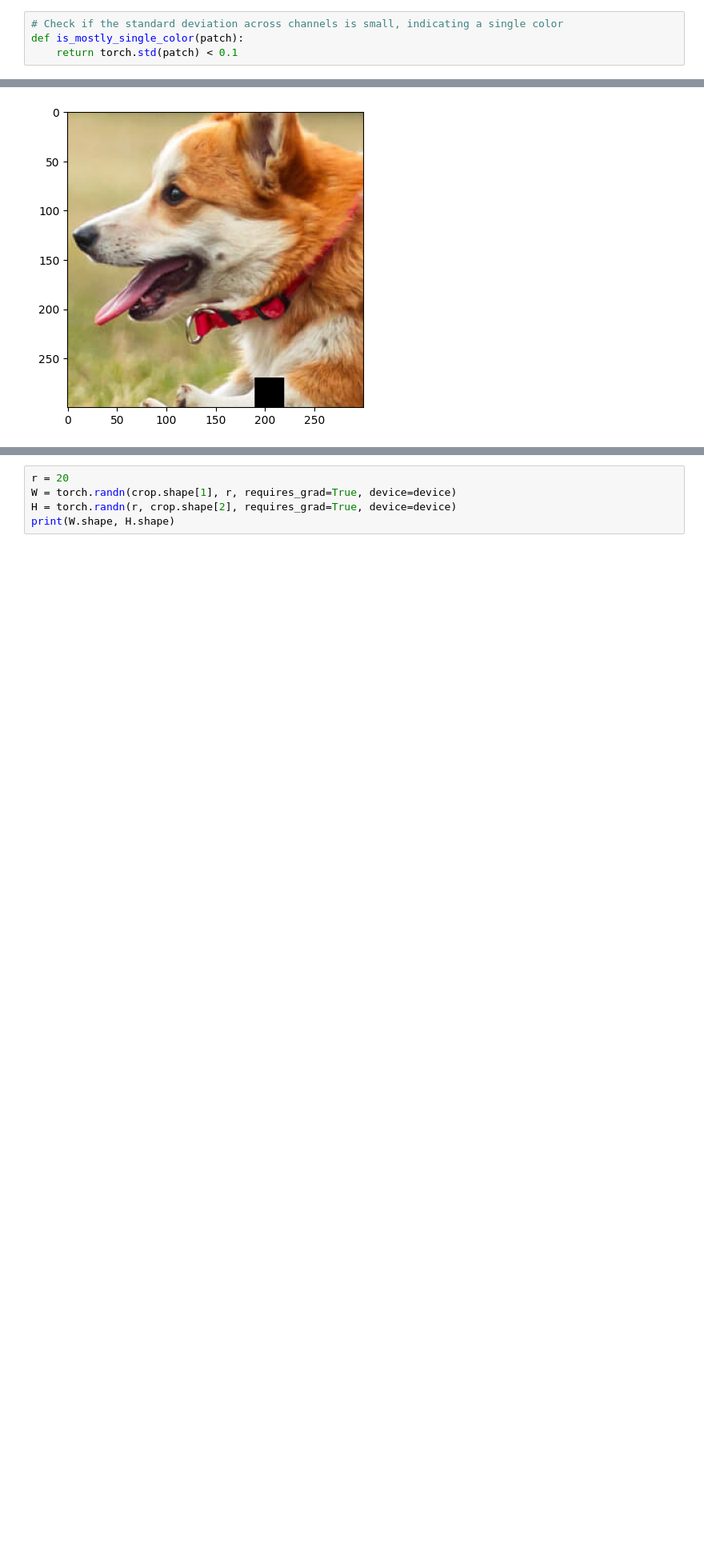
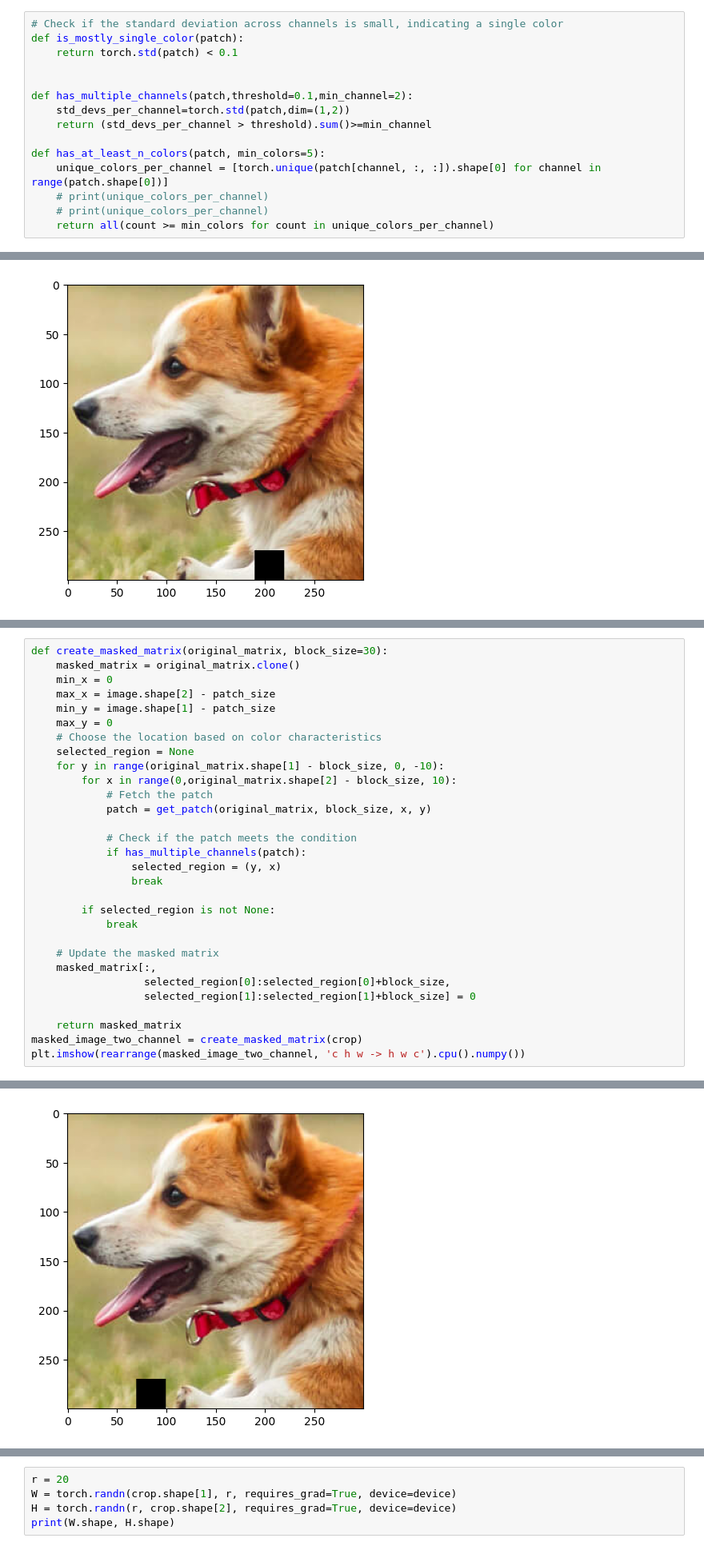
Before and after one commit to rishabh-mondal/ml_course_group, a Jupyter notebook: ASSIGNMENT_2/question_5.ipynb, the cells around one changed output, grey strips where cells are left out. Shown at 80% size. Drawn from its saved outputs; the diff is of its cells as text; blank space fills up the shorter version.

```diff
--- a/ASSIGNMENT_2/question_5.ipynb
+++ b/ASSIGNMENT_2/question_5.ipynb
@@ -79,6 +79,17 @@ def get_patch(image,patch_size,x_min,y_min):
 # Check if the standard deviation across channels is small, indicating a single color
 def is_mostly_single_color(patch):
     return torch.std(patch) < 0.1
+
+
+def has_multiple_channels(patch,threshold=0.1,min_channel=2):
+    std_devs_per_channel=torch.std(patch,dim=(1,2))
+    return (std_devs_per_channel > threshold).sum()>=min_channel
+
+def has_at_least_n_colors(patch, min_colors=5):
+    unique_colors_per_channel = [torch.unique(patch[channel, :, :]).shape[0] for channel in range(patch.shape[0])]
+    # print(unique_colors_per_channel)
+    # print(unique_colors_per_channel)
+    return all(count >= min_colors for count in unique_colors_per_channel)
 # %%
 image=crop
 image.shape
@@ -171,0 +147,31 @@ torch.Size([300, 10]) torch.Size([10, 300])
+# %%
+def create_masked_matrix(original_matrix, block_size=30):
+    masked_matrix = original_matrix.clone()
+    min_x = 0
+    max_x = image.shape[2] - patch_size
+    min_y = image.shape[1] - patch_size
+    max_y = 0
+    # Choose the location based on color characteristics
+    selected_region = None
+    for y in range(original_matrix.shape[1] - block_size, 0, -10):
+        for x in range(0,original_matrix.shape[2] - block_size, 10):
+            # Fetch the patch
+            patch = get_patch(original_matrix, block_size, x, y)
+
+            # Check if the patch meets the condition
+            if has_multiple_channels(patch):
+                selected_region = (y, x)
+                break
+
+        if selected_region is not None:
+            break
+
+    # Update the masked matrix
+    masked_matrix[:,
+                  selected_region[0]:selected_region[0]+block_size,
+                  selected_region[1]:selected_region[1]+block_size] = 0
+
+    return masked_matrix
+masked_image_two_channel = create_masked_matrix(crop)
+plt.imshow(rearrange(masked_image_two_channel, 'c h w -> h w c').cpu().numpy())
+# %% [output]
@@ -171,0 +179 @@ torch.Size([300, 10]) torch.Size([10, 300])
+[figure, added]
```
Also changed, not shown: parts of 16 cells of this notebook, 22 other files.
